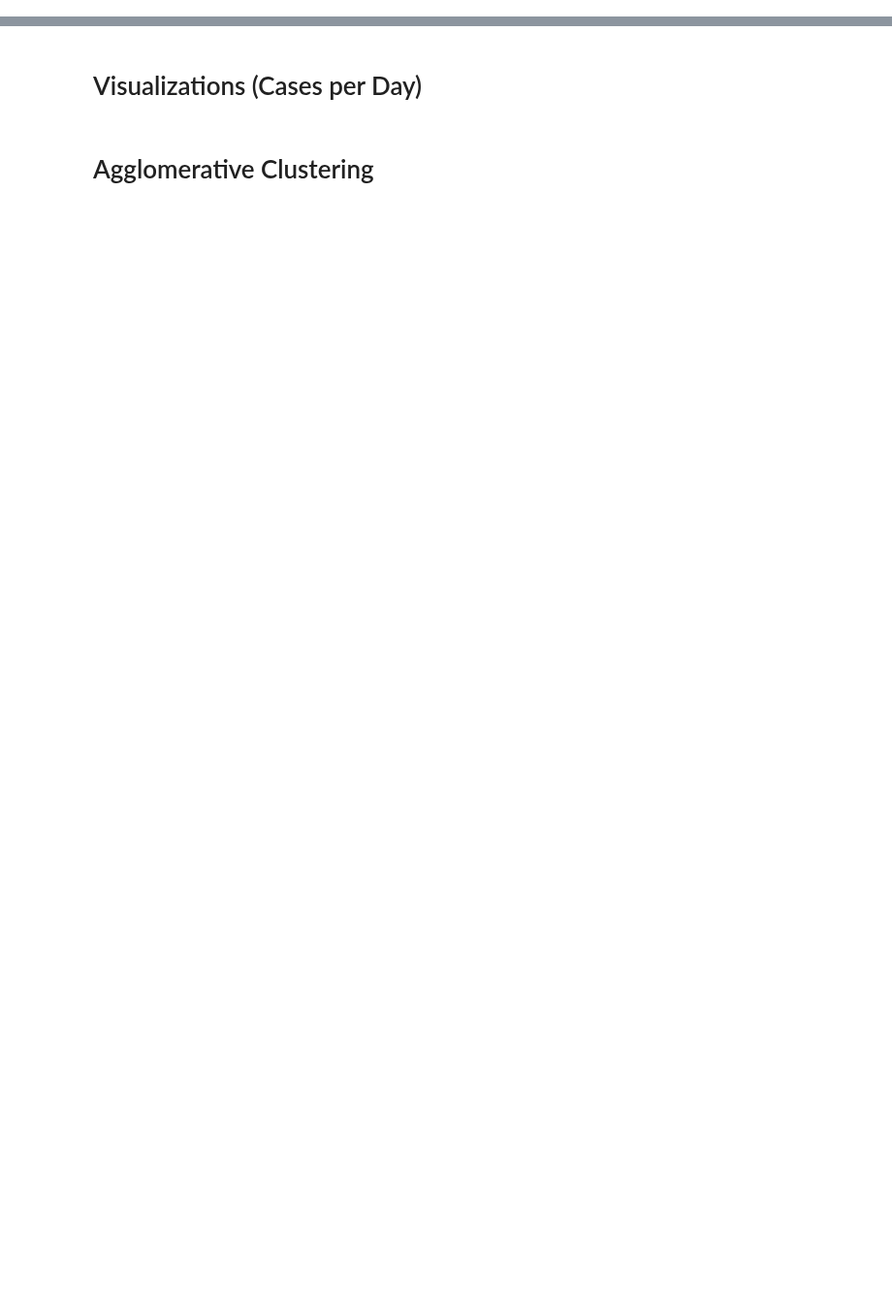
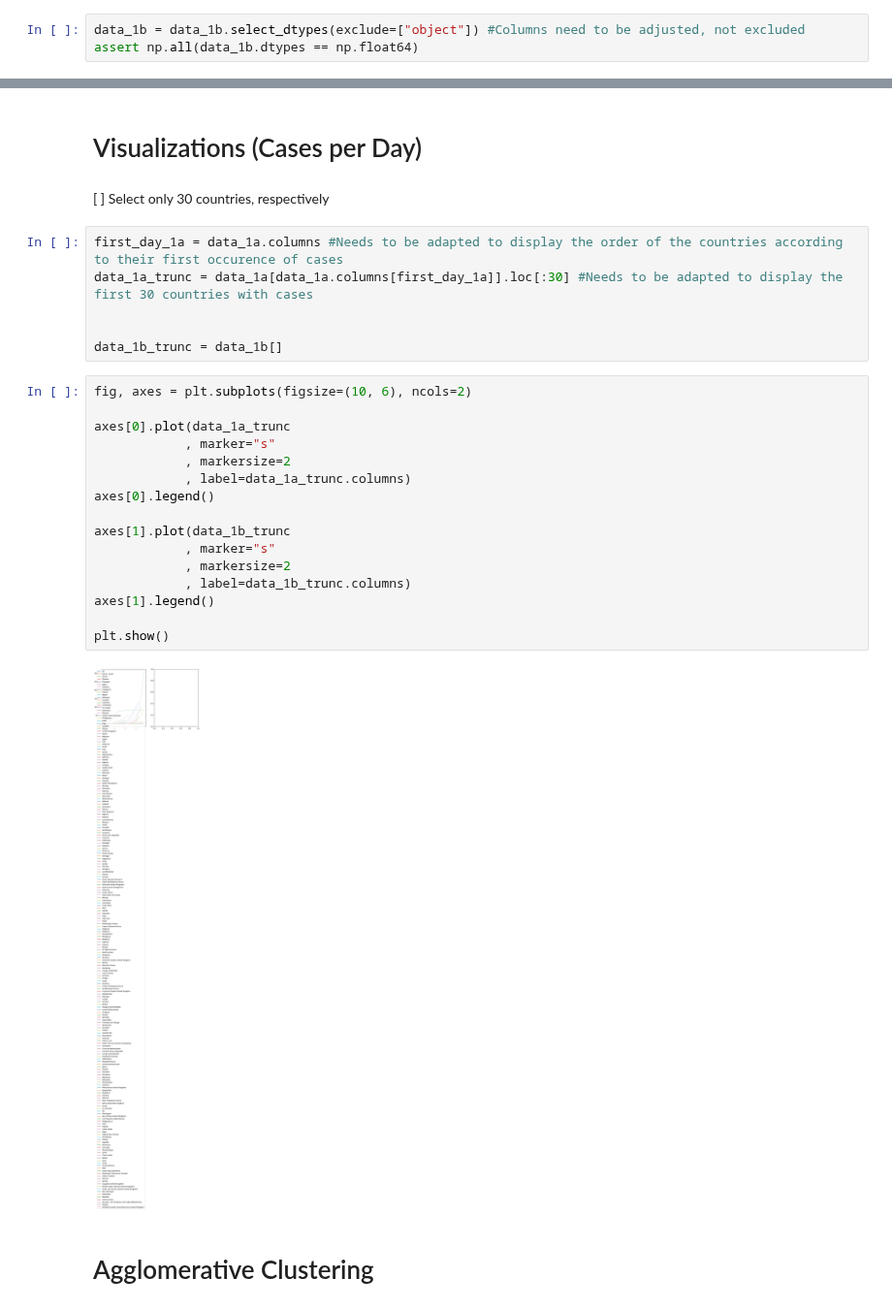
Before and after one commit to SebastianVeuskens/Covid-19-Clustering-Analysis, a Jupyter notebook: main.ipynb, the cells around one changed output, grey strips where cells are left out. Shown at 97% size. Saved outputs shown, nothing was run; the diff lists cells and outputs as text; blank space fills up the shorter version.

Commit message:
Visualizations added

```diff
--- a/main.ipynb
+++ b/main.ipynb
@@ -35,0 +41,3 @@ data_2b.head()
+# %%
+data_1b = data_1b.select_dtypes(exclude=["object"]) #Columns need to be adjusted, not excluded
+assert np.all(data_1b.dtypes == np.float64)
@@ -36,4 +46,30 @@ data_2b.head()
 # %% [markdown]
 # Visualizations (Cases per Day)
+# %% [markdown]
+[ ] Select only 30 countries, respectively
+# %%
+first_day_1a = data_1a.columns #Needs to be adapted to display the order of the countries according to their first occurence of cases
+data_1a_trunc = data_1a[data_1a.columns[first_day_1a]].loc[:30] #Needs to be adapted to display the first 30 countries with cases
+
+
+data_1b_trunc = data_1b[]
+# %%
+fig, axes = plt.subplots(figsize=(10, 6), ncols=2)
+
+axes[0].plot(data_1a_trunc
+            , marker="s"
+            , markersize=2
+            , label=data_1a_trunc.columns)
+axes[0].legend()
+
+axes[1].plot(data_1b_trunc
+            , marker="s"
+            , markersize=2
+            , label=data_1b_trunc.columns)
+axes[1].legend()
+
+plt.show()
+# %% [output]
+[figure, added]
 # %% [markdown]
 # Agglomerative Clustering
```
Also changed, not shown: parts of 6 cells of this notebook.
